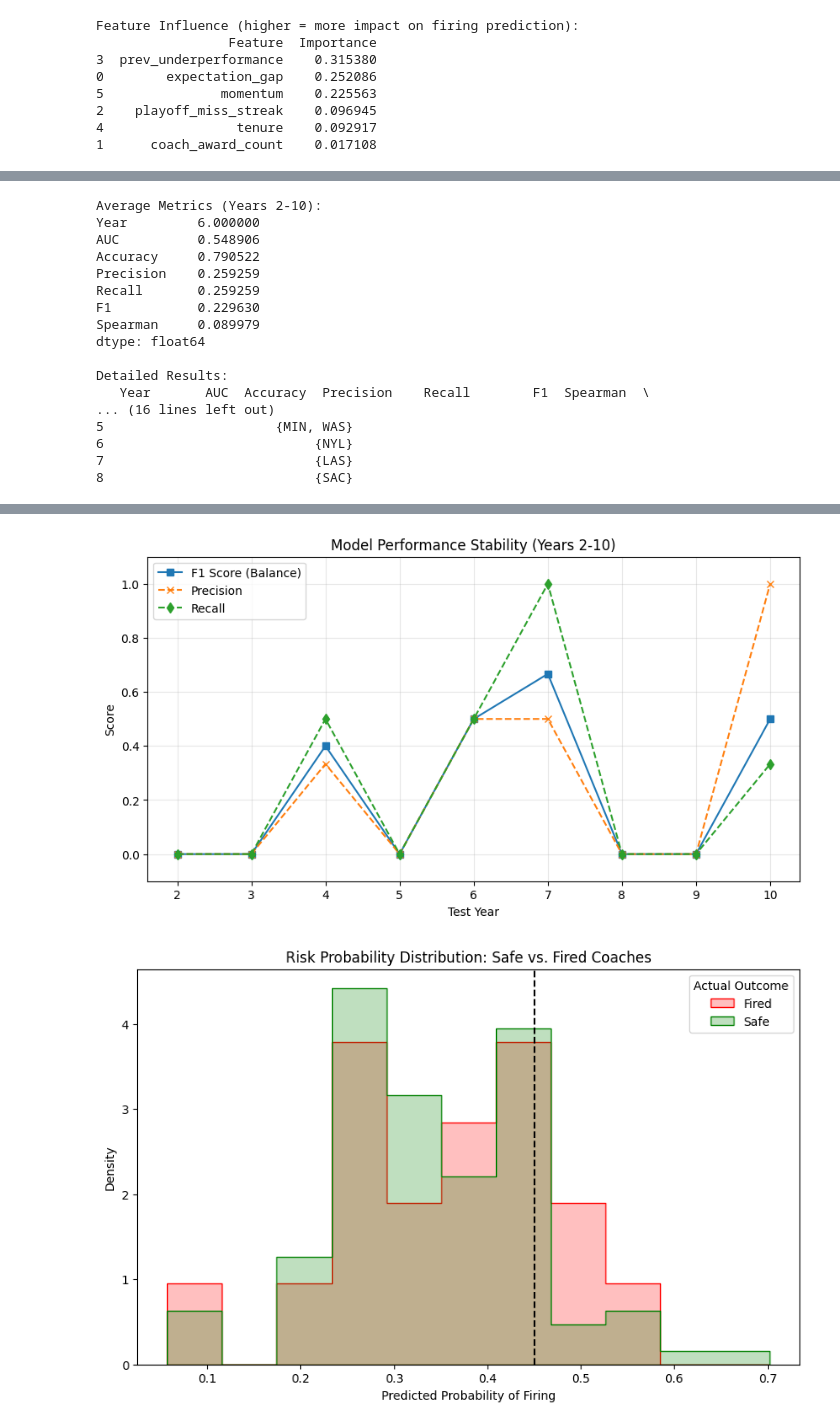
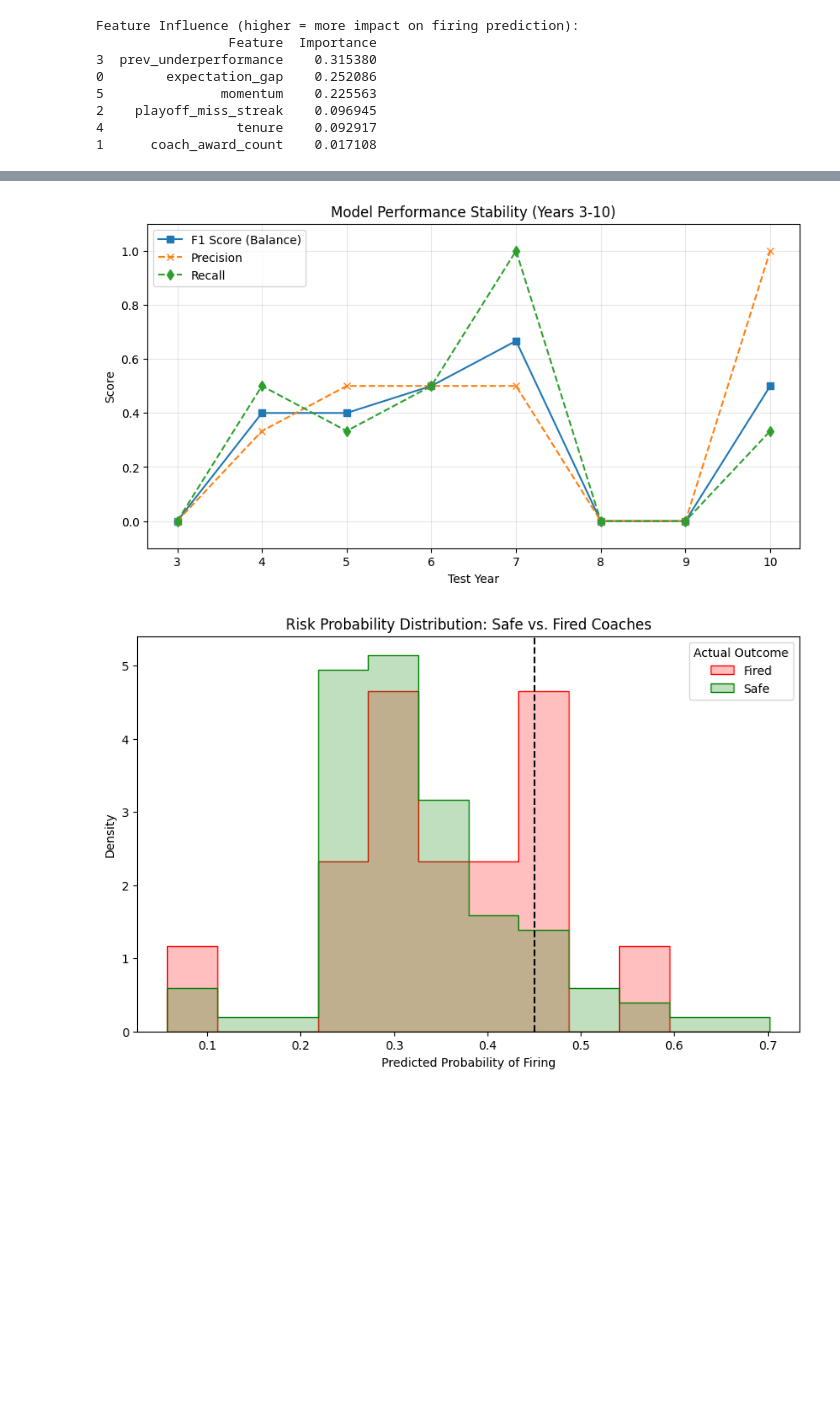
Before and after one commit to torradoov/Data_Mining-WNBA, a Jupyter notebook: 04_b)_coach_prediction.ipynb, the cells around one changed output, grey strips where cells are left out. Cells and saved outputs as stored; diff of their text form; code cells hidden in the pictures; blank space fills up the shorter version.

```diff
--- a/04_b)_coach_prediction.ipynb
+++ b/04_b)_coach_prediction.ipynb
@@ -30,11 +30,11 @@ teams = pd.read_csv("data/teams.csv")
 awards_players = pd.read_csv("data/awards_players.csv")
 
 # Load season 11
-#coaches_new = pd.read_csv("season11/coaches.csv")
-#teams_new = pd.read_csv("season11/teams.csv")
+coaches_new = pd.read_csv("season11/coaches.csv")
+teams_new = pd.read_csv("season11/teams.csv")
 
-#coaches = pd.concat([coaches, coaches_new], ignore_index=True)
-#teams = pd.concat([teams, teams_new], ignore_index=True)
+coaches = pd.concat([coaches, coaches_new], ignore_index=True)
+teams = pd.concat([teams, teams_new], ignore_index=True)
 
 # TARGET: "DID A CHANGE HAPPEN THIS SEASON?"
 # If max_stint > 0, it means the starter (Stint 0) was replaced.
@@ -239,6 +239,6 @@ features_to_keep = [
 final_df = coaches[features_to_keep].copy()
 
 # Inspect Year
-final_df[final_df["year"] == 10].head(20)
+final_df[final_df["year"] == 11].head(20)
 # %% [output]
 |  | tmID | year | coachID | stint | mid_season_change | cumulative_win_ratio | 3yr_win_ratio | ... |
@@ -579,7 +575,7 @@ target = "mid_season_change"
 min_stints = final_df.groupby(["tmID", "year"])["stint"].transform("min")
 valid_data = final_df[final_df["stint"] == min_stints].dropna(subset=[target]).copy()
 
-target_year = 10
+target_year = 4
 train_data = valid_data[valid_data["year"] < target_year]
 test_data  = valid_data[valid_data["year"] == target_year]
 
@@ -643,7 +639,7 @@ test_data["prob_lr"] = probs_lr
 test_data["prob_ensemble"] = final_probs
 
 # Threshold 0.35 is usually a good sweet spot for ensembles
-threshold = 0.45
+threshold = 0.44
 test_data["predicted_change"] = (test_data["prob_ensemble"] > threshold).astype(int)
 
 # 5. EVALUATION
@@ -785,7 +781,7 @@ for year in years_to_test:
     # Store predictions
     test_data = test.copy()
     test_data["prob_ensemble"] = final_probs
-    threshold = 0.45
+    threshold = 0.44
     test_data["pred_class"] = (final_probs > threshold).astype(int)
     all_test_data = pd.concat([all_test_data, test_data])
 
@@ -809,7 +805,7 @@ for year in years_to_test:
 results_df = pd.DataFrame(results_list)
 avg_metrics = results_df.mean(numeric_only=True)
 
-print("\nAverage Metrics (Years 2-10):")
+print("\nAverage Metrics (Years 3-10):")
 print(avg_metrics)
 print("\nDetailed Results:")
 print(results_df)
@@ -822,7 +818,7 @@ print(results_df)
 plt.figure(figsize=(10, 5))
 plt.plot(results_df["Year"], results_df["Accuracy"], marker='o', label='Accuracy (Overall Correctness)')
 plt.plot(results_df["Year"], results_df["AUC"], marker='^', label='AUC (Ranking Ability)')
-plt.title("Model Performance Stability (Years 2-10)")
+plt.title("Model Performance Stability (Years 3-10)")
 plt.xlabel("Test Year")
 plt.ylabel("Score")
 plt.ylim(-0.1, 1.1)
@@ -836,7 +832,7 @@ plt.figure(figsize=(10, 5))
 plt.plot(results_df["Year"], results_df["F1"], marker='s', label='F1 Score (Balance)')
 plt.plot(results_df["Year"], results_df["Precision"], marker='x', linestyle='--', label='Precision')
 plt.plot(results_df["Year"], results_df["Recall"], marker='d', linestyle='--', label='Recall')
-plt.title("Model Performance Stability (Years 2-10)")
+plt.title("Model Performance Stability (Years 3-10)")
 plt.xlabel("Test Year")
 plt.ylabel("Score")
 plt.ylim(-0.1, 1.1)
@@ -877,17 +872,0 @@ Traceback (most recent call last):
-Average Metrics (Years 2-10):
-Year         6.000000
-AUC          0.548906
-Accuracy     0.790522
-Precision    0.259259
-Recall       0.259259
-F1           0.229630
-Spearman     0.089979
-dtype: float64
-
-Detailed Results:
-   Year       AUC  Accuracy  Precision    Recall        F1  Spearman  \
-... (16 lines left out)
-5                      {MIN, WAS}
-6                           {NYL}
-7                           {LAS}
-8                           {SAC}
@@ -895,5 +874,5 @@ Detailed Results:
-[figure, old version]
+[figure, new version]
-[figure, old version]
+[figure, new version]
 # %%
 # ===============================================================
 # COACH CHANGE PREDICTION — ENSEMBLE MODEL (RF + LR)
```
Also changed, not shown: parts of 6 cells of this notebook, 4 other files.
